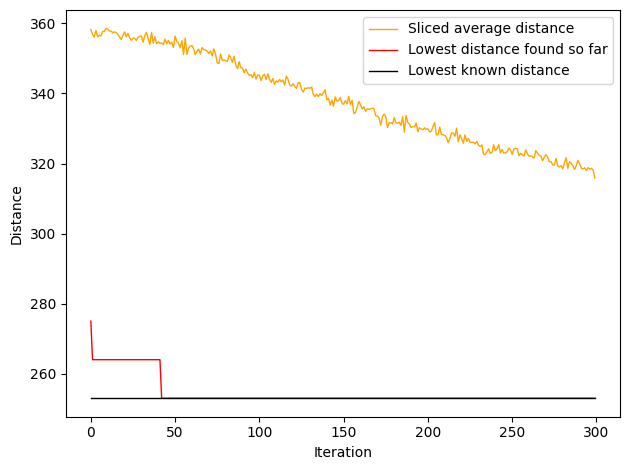
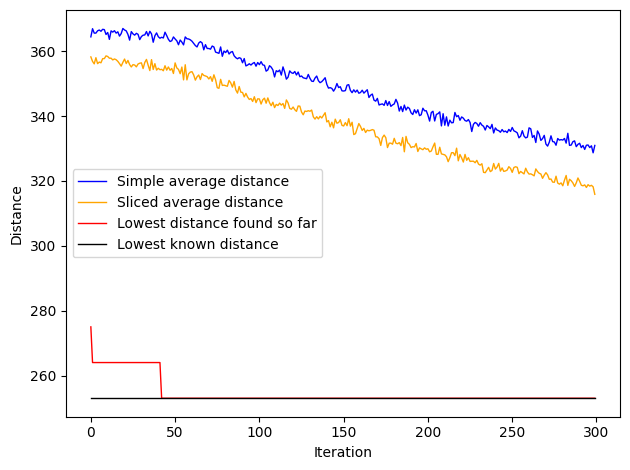
The change to this notebook cell's code, shown as a diff; its figure went from the first image to the second:
--- before
+++ after
@@ -1,4 +1,4 @@
 if RUNID:
-    #plt.plot(df_detailed.index, df_detailed['average_list'], linewidth=1.0, color = 'blue', label='Simple average distance')
+    plt.plot(df_detailed.index, df_detailed['average_list'], linewidth=1.0, color = 'blue', label='Simple average distance')
     plt.plot(df_detailed.index, df_detailed['sliced_list'], linewidth=1.0, color = 'orange', label='Sliced average distance')
     plt.plot(df_detailed.index, df_detailed['lowest_list'], linewidth=1.0, color = 'red', label='Lowest distance found so far')

Commit: #47 update to run for multiple parameters, plot results